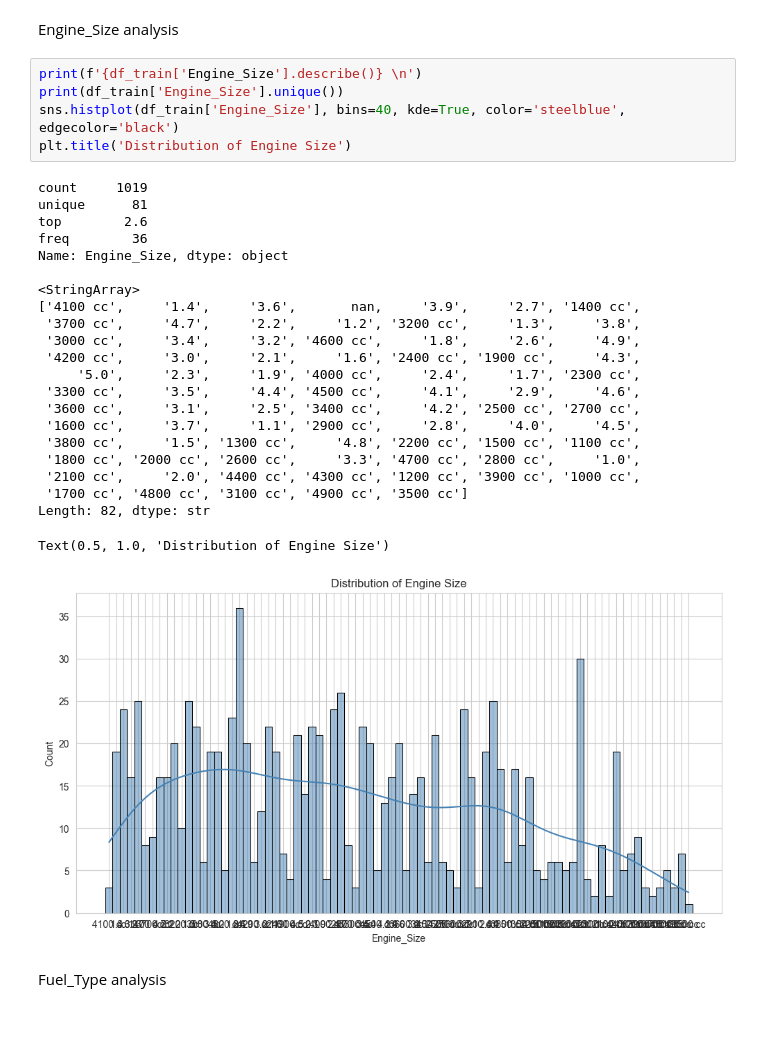
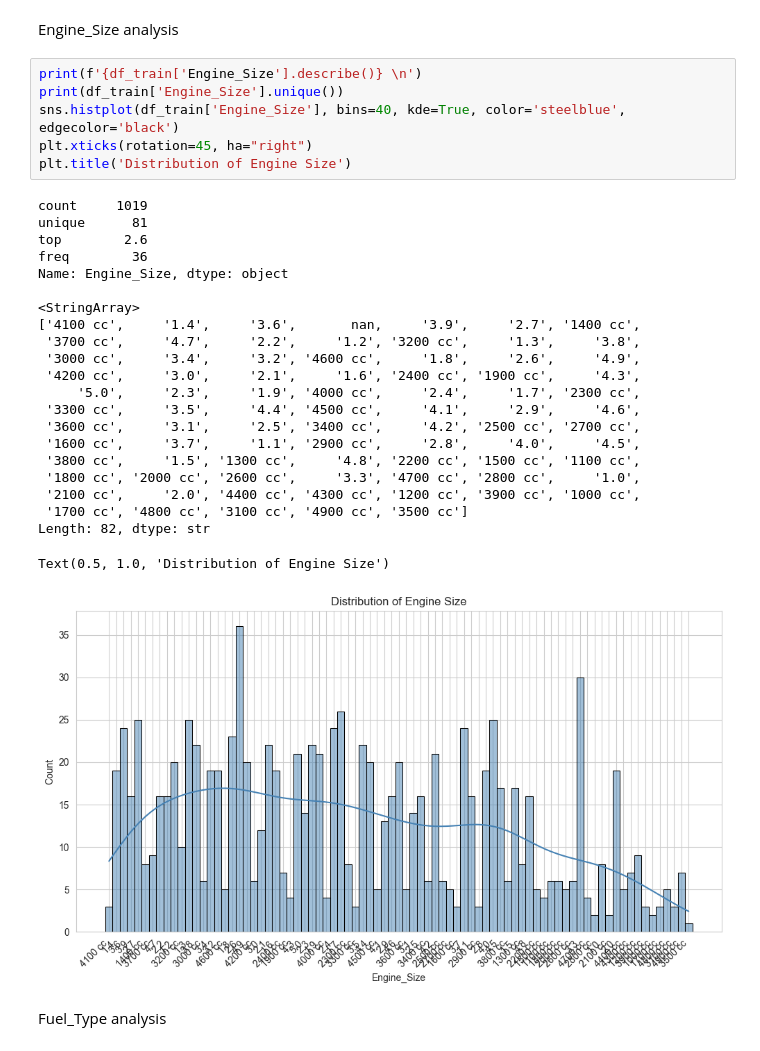
Before and after one commit to FinalFinalV2/Feature-Engineering-Building-ML-Pipeline-, a Jupyter notebook: analysis.ipynb, the cells around one changed output. Drawn from its saved outputs; the diff is of its cells as text; blank space fills up the shorter version.

```diff
--- a/analysis.ipynb
+++ b/analysis.ipynb
@@ -437,31 +437,32 @@ Engine_Size analysis
 # %%
 print(f'{df_train['Engine_Size'].describe()} \n')
 print(df_train['Engine_Size'].unique())
 sns.histplot(df_train['Engine_Size'], bins=40, kde=True, color='steelblue', edgecolor='black')
+plt.xticks(rotation=45, ha="right")
 plt.title('Distribution of Engine Size')
 # %% [output]
 count     1019
 unique      81
 top        2.6
 freq        36
 Name: Engine_Size, dtype: object
 
 <StringArray>
 ['4100 cc',     '1.4',     '3.6',       nan,     '3.9',     '2.7', '1400 cc',
  '3700 cc',     '4.7',     '2.2',     '1.2', '3200 cc',     '1.3',     '3.8',
  '3000 cc',     '3.4',     '3.2', '4600 cc',     '1.8',     '2.6',     '4.9',
  '4200 cc',     '3.0',     '2.1',     '1.6', '2400 cc', '1900 cc',     '4.3',
      '5.0',     '2.3',     '1.9', '4000 cc',     '2.4',     '1.7', '2300 cc',
  '3300 cc',     '3.5',     '4.4', '4500 cc',     '4.1',     '2.9',     '4.6',
  '3600 cc',     '3.1',     '2.5', '3400 cc',     '4.2', '2500 cc', '2700 cc',
  '1600 cc',     '3.7',     '1.1', '2900 cc',     '2.8',     '4.0',     '4.5',
  '3800 cc',     '1.5', '1300 cc',     '4.8', '2200 cc', '1500 cc', '1100 cc',
  '1800 cc', '2000 cc', '2600 cc',     '3.3', '4700 cc', '2800 cc',     '1.0',
  '2100 cc',     '2.0', '4400 cc', '4300 cc', '1200 cc', '3900 cc', '1000 cc',
  '1700 cc', '4800 cc', '3100 cc', '4900 cc', '3500 cc']
 Length: 82, dtype: str
 Text(0.5, 1.0, 'Distribution of Engine Size')
-[figure, old version]
+[figure, new version]
 # %% [markdown]
 Fuel_Type analysis
 # %%
```
Also changed, not shown: parts of 9 cells of this notebook, 5 other files.
